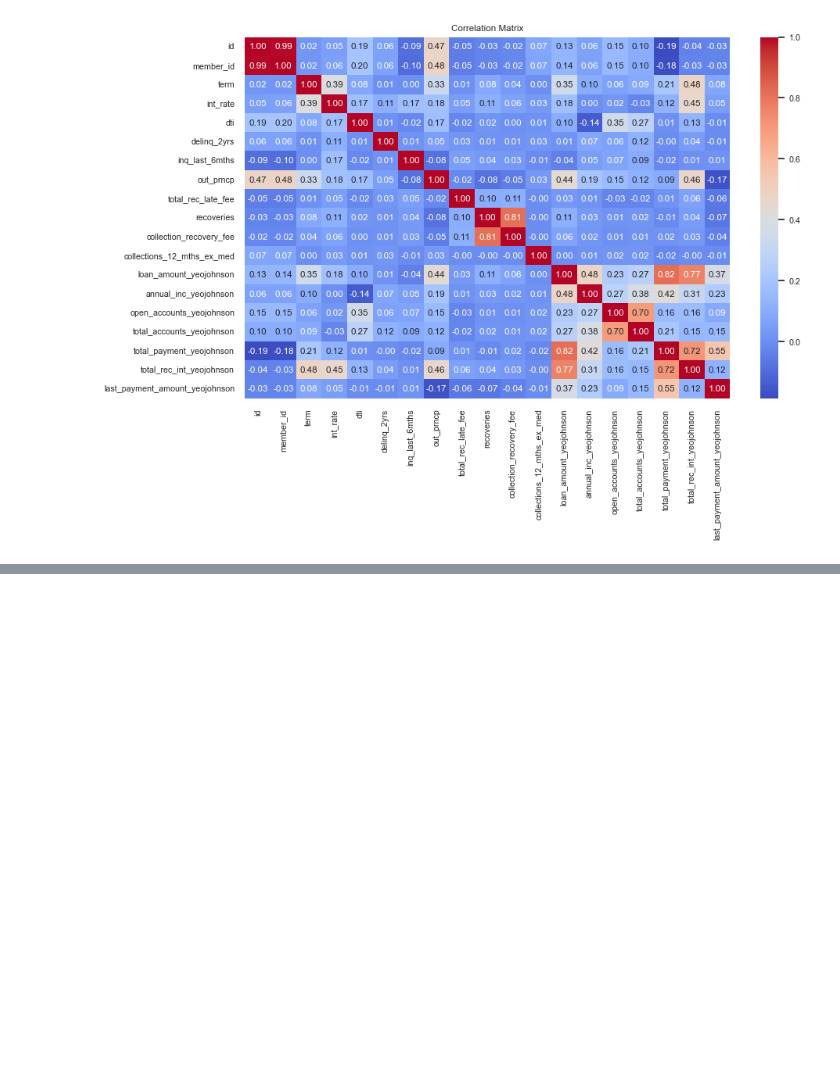
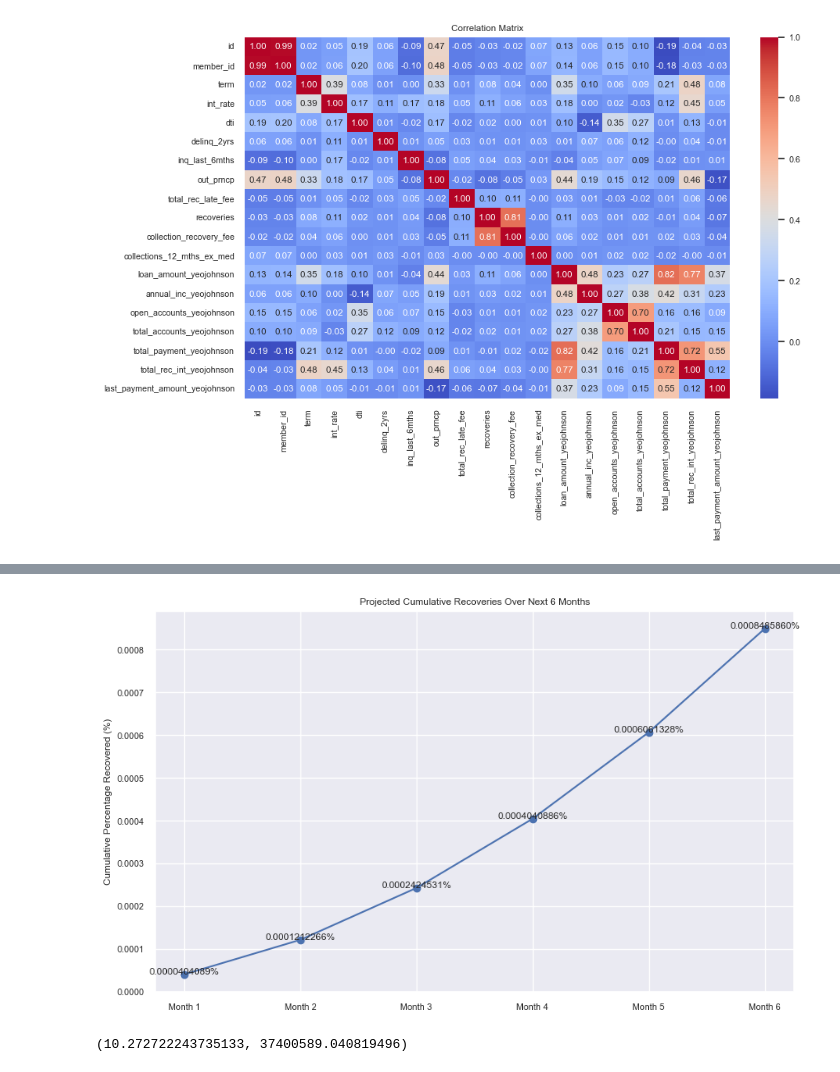
Before and after one commit to bc319IC/Exploratory_Data_Analysis-Customer_Loans_in_Finance, a Jupyter notebook: customer_loans.ipynb, the cells around one changed output, grey strips where cells are left out. Cells and saved outputs as stored; diff of their text form; code cells hidden in the pictures; blank space fills up the shorter version.

```diff
--- a/customer_loans.ipynb
+++ b/customer_loans.ipynb
@@ -399,0 +412,11 @@ norm_df_plot.visualise_correlation_matrix()
+# %%
+#Estimate future recoveries
+df_analyse.estimate_future_recoveries()
+df_analyse.plot_future_recoveries()
+# %% [output]
+[figure, added]
+# %%
+#Charged off percentage
+df_analyse.calculate_charged_off_statistics()
+# %% [output]
+(10.272722243735133, 37400589.040819496)
```
Also changed, not shown: parts of 9 cells of this notebook, 2 other files.
